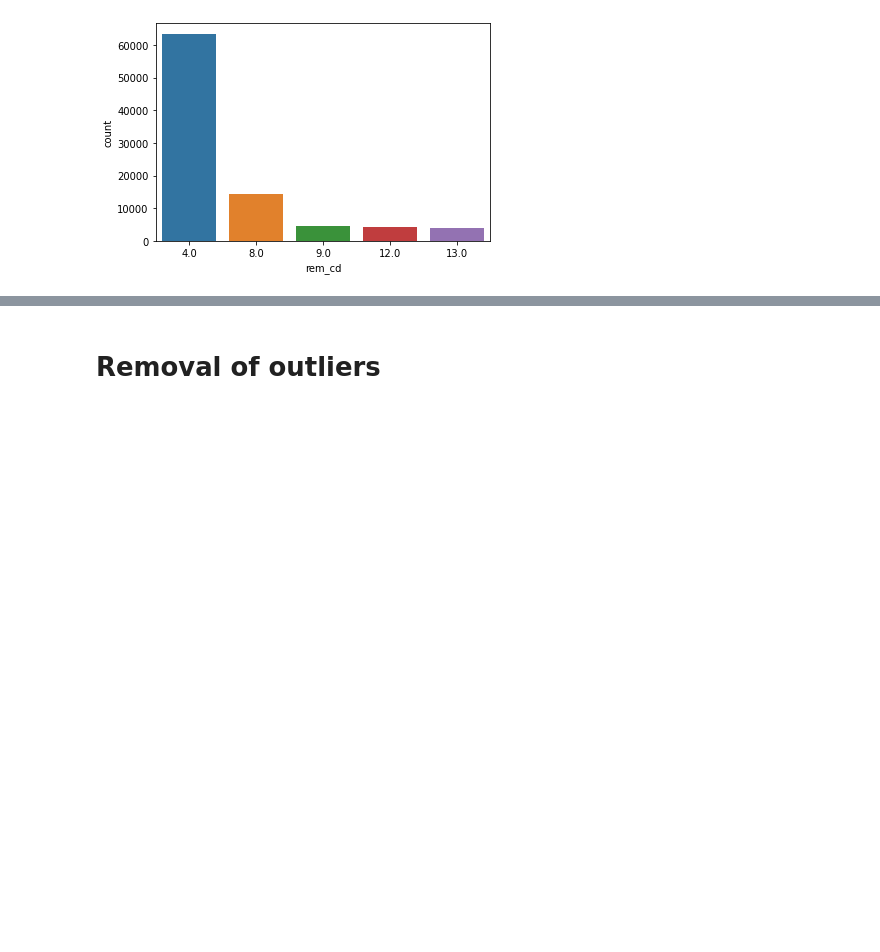
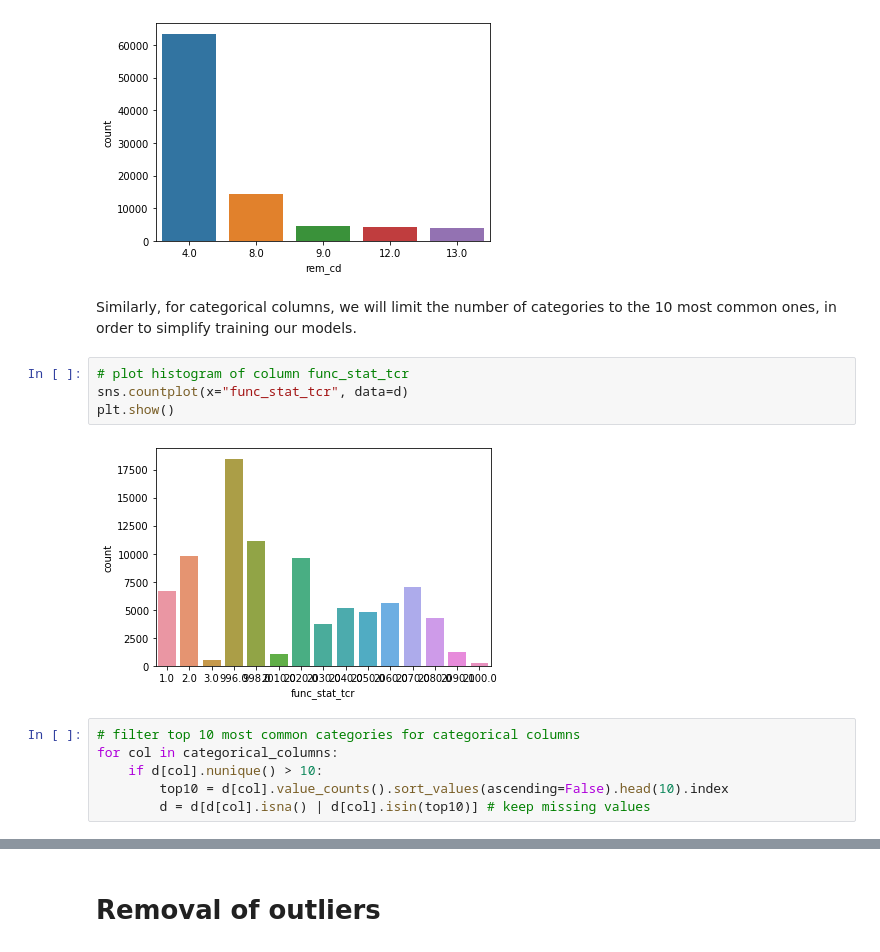
Before and after one commit to wansgar/edan70-project, a Jupyter notebook: column_categorization.ipynb, the cells around one changed output, grey strips where cells are left out. Cells and saved outputs as stored; diff of their text form; blank space fills up the shorter version.

```diff
--- a/column_categorization.ipynb
+++ b/column_categorization.ipynb
@@ -341,3 +341,17 @@ sns.countplot(x="rem_cd", data=d)
 plt.show()
 # %% [output]
 [figure]
+# %% [markdown]
+Similarly, for categorical columns, we will limit the number of categories to the 10 most common ones, in order to simplify training our models.
+# %%
+# plot histogram of column func_stat_tcr
+sns.countplot(x="func_stat_tcr", data=d)
+plt.show()
+# %% [output]
+[figure, added]
+# %%
+# filter top 10 most common categories for categorical columns
+for col in categorical_columns:
+    if d[col].nunique() > 10:
+        top10 = d[col].value_counts().sort_values(ascending=False).head(10).index
+        d = d[d[col].isna() | d[col].isin(top10)] # keep missing values
```
Also changed, not shown: parts of 13 cells of this notebook.
